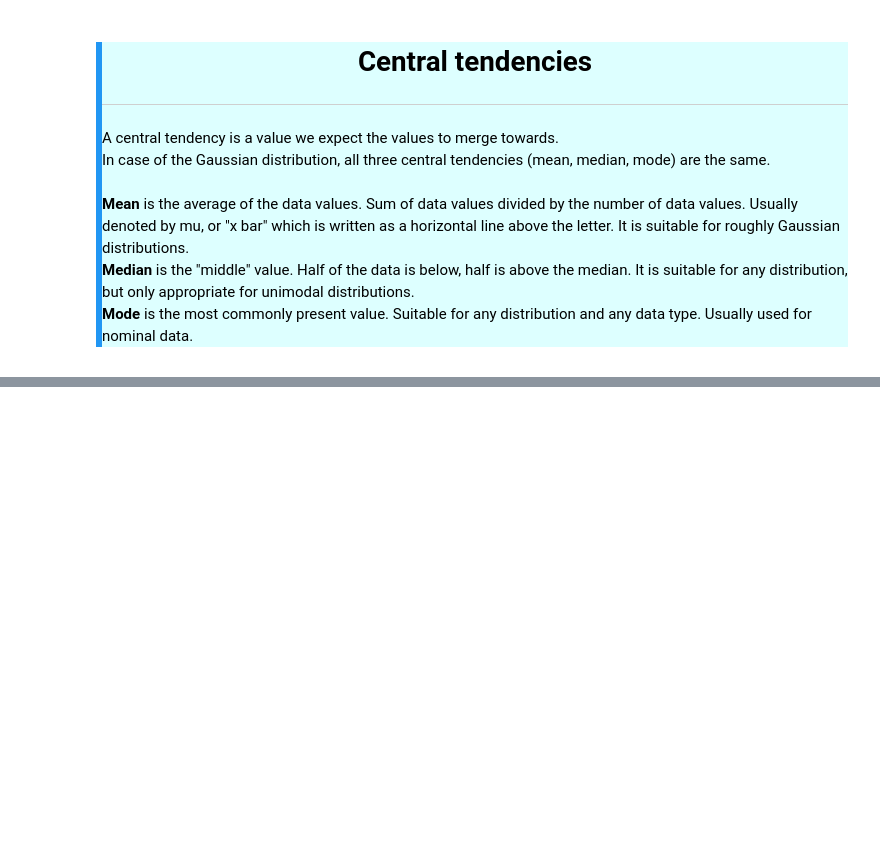
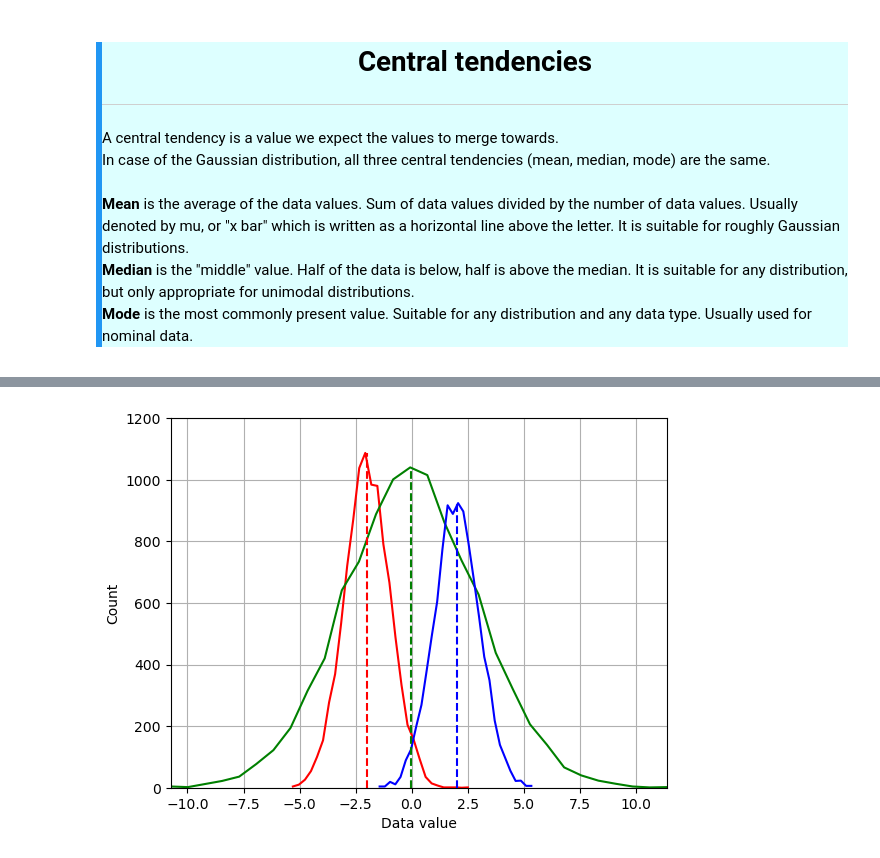
Before and after one commit to szalai-istvan/python-machine-learning, a Jupyter notebook: 03_statistics-and-machine-learning/03_descriptive-statistics/descriptive-statistics.ipynb, the cells around one changed output, grey strips where cells are left out. Saved outputs shown, nothing was run; the diff lists cells and outputs as text; code cells hidden in the pictures; blank space fills up the shorter version.

```diff
--- a/03_statistics-and-machine-learning/03_descriptive-statistics/descriptive-statistics.ipynb
+++ b/03_statistics-and-machine-learning/03_descriptive-statistics/descriptive-statistics.ipynb
@@ -201,0 +232,20 @@ plt.show()
+# %%
+m1 = np.mean(d1)
+m2 = np.mean(d2)
+m3 = np.mean(d3)
+
+plt.plot(x1 ,y1,'r')
+plt.plot(x2, y2, 'g')
+plt.plot(x3, y3, 'b')
+plt.plot([m1, m1], [0, np.max(y1)], 'r--')
+plt.plot([m2, m2], [0, np.max(y2)], 'g--')
+plt.plot([m3, m3], [0, np.max(y3)], 'b--')
+plt.xlim(np.min(x2), np.max(x2))
+plt.ylim(0, 1200)
+plt.grid()
+plt.xlabel('Data value')
+plt.ylabel('Count')
+
+plt.show()
+# %% [output]
+[figure, added]
```
Also changed, not shown: parts of 7 cells of this notebook.
